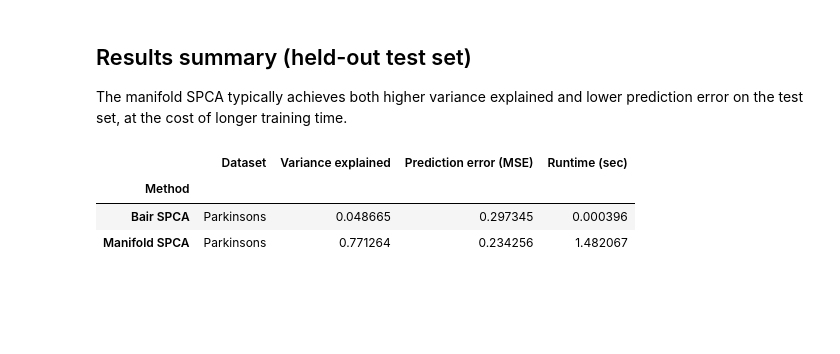
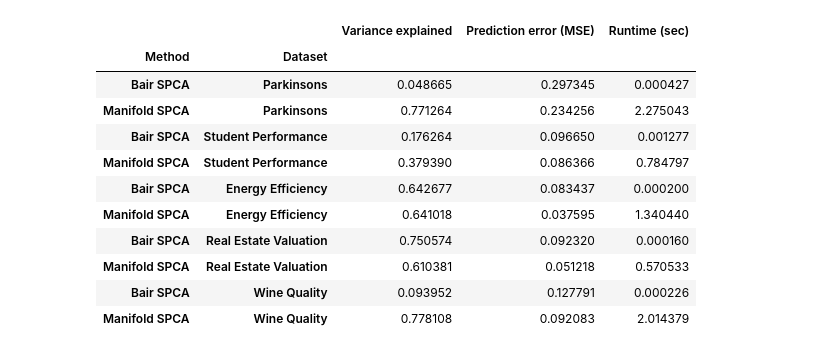
Before and after one commit to JasaTavcar/diplomska, a Jupyter notebook: experiments/spca_bair_vs_manifold.ipynb, the cells around one changed output. Drawn from its saved outputs; the diff is of its cells as text; code cells hidden in the pictures; blank space fills up the shorter version.

Commit message:
5 regression datasets comparison bair vs manifold

```diff
--- a/experiments/spca_bair_vs_manifold.ipynb
+++ b/experiments/spca_bair_vs_manifold.ipynb
@@ -62,20 +84,17 @@ Manifold: lam=0.000811,  VE=0.7713,  MSE=0.2343,  runtime=1.4821s
-# %% [markdown]
-## Results summary (held-out test set)
-
-The manifold SPCA typically achieves both higher variance explained and lower prediction error on the test set, at the cost of longer training time.
 # %%
-# Build results table
-results = pd.DataFrame({
-    "Method": ["Bair SPCA", "Manifold SPCA"],
-    "Dataset": ["Parkinsons", "Parkinsons"],
-    "Variance explained": [res['bair']['ve'], res['manifold']['ve']],
-    "Prediction error (MSE)": [res['bair']['pred_err'], res['manifold']['pred_err']],
-    "Runtime (sec)": [res['bair']['runtime'], res['manifold']['runtime']],
-})
-results.set_index("Method", inplace=True)
+results = pd.DataFrame(all_rows)
+results.set_index(["Method", "Dataset"], inplace=True)
 results
 # %% [output]
-|  | Dataset | Variance explained | Prediction error (MSE) | Runtime (sec) |
-| Method |  |  |  |  |
-| Bair SPCA | Parkinsons | 0.048665 | 0.297345 | 0.000396 |
-| Manifold SPCA | Parkinsons | 0.771264 | 0.234256 | 1.482067 |
+|  |  | Variance explained | Prediction error (MSE) | Runtime (sec) |
+| Method | Dataset |  |  |  |
+| Bair SPCA | Parkinsons | 0.048665 | 0.297345 | 0.000427 |
+| Manifold SPCA | Parkinsons | 0.771264 | 0.234256 | 2.275043 |
+| Bair SPCA | Student Performance | 0.176264 | 0.096650 | 0.001277 |
+| Manifold SPCA | Student Performance | 0.379390 | 0.086366 | 0.784797 |
+| Bair SPCA | Energy Efficiency | 0.642677 | 0.083437 | 0.000200 |
+| Manifold SPCA | Energy Efficiency | 0.641018 | 0.037595 | 1.340440 |
+| Bair SPCA | Real Estate Valuation | 0.750574 | 0.092320 | 0.000160 |
+| Manifold SPCA | Real Estate Valuation | 0.610381 | 0.051218 | 0.570533 |
+| Bair SPCA | Wine Quality | 0.093952 | 0.127791 | 0.000226 |
+| Manifold SPCA | Wine Quality | 0.778108 | 0.092083 | 2.014379 |
```
Also changed, not shown: parts of 4 cells of this notebook, 1 other file.
